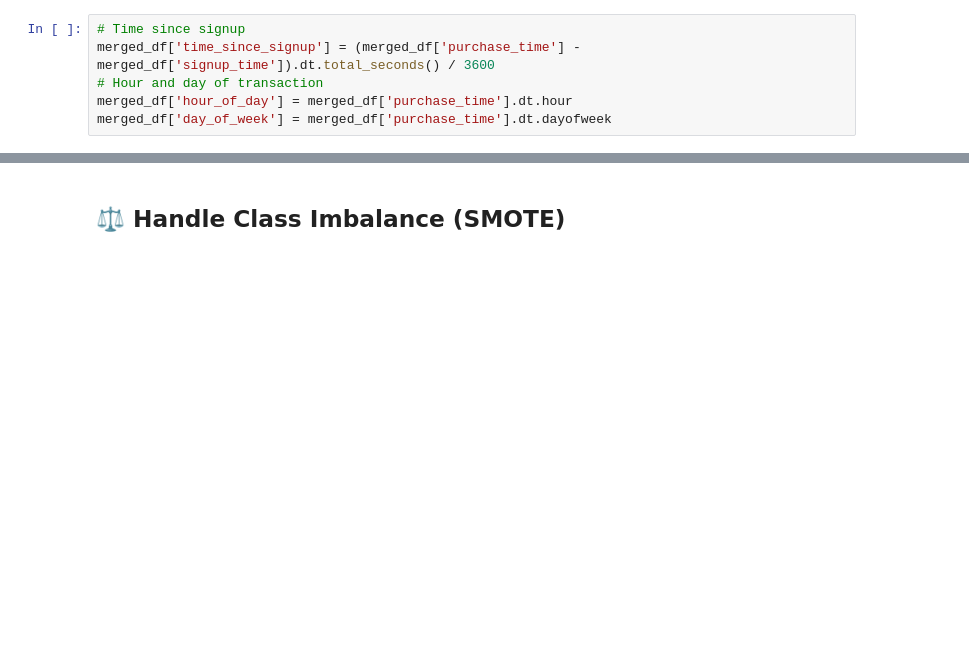
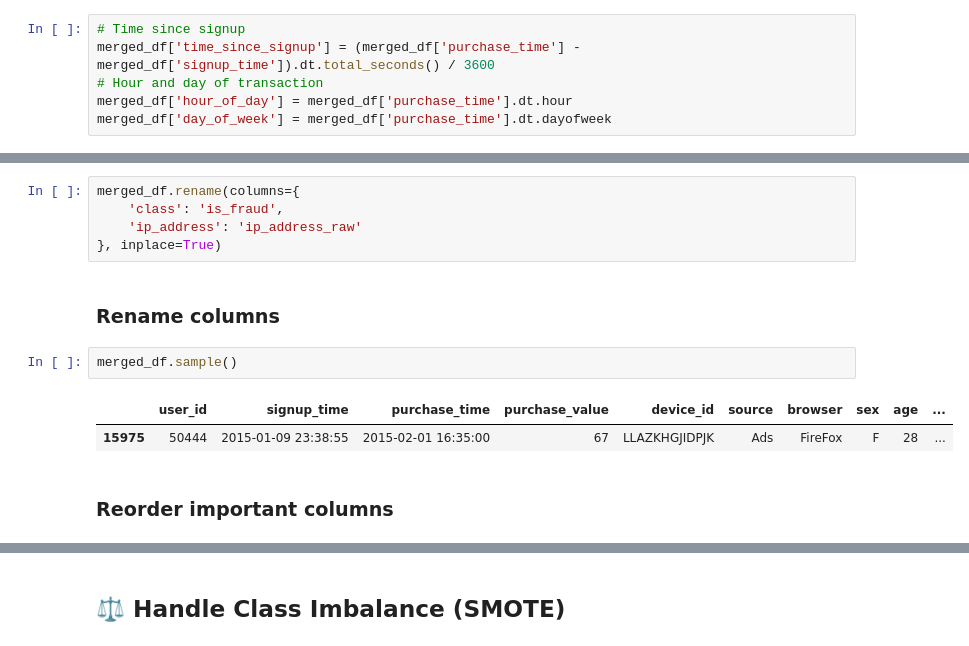
Before and after one commit to Teshager21/frauddetection-ecommerce-banking, a Jupyter notebook: notebooks/exploratory/01_preprocessing_and_EDA.ipynb, the cells around one changed output, grey strips where cells are left out. Saved outputs shown, nothing was run; the diff lists cells and outputs as text; blank space fills up the shorter version.

```diff
--- a/notebooks/exploratory/01_preprocessing_and_EDA.ipynb
+++ b/notebooks/exploratory/01_preprocessing_and_EDA.ipynb
@@ -181,0 +219,14 @@ merged_df.sample(5)
+# %%
+merged_df.rename(columns={
+    'class': 'is_fraud',
+    'ip_address': 'ip_address_raw'
+}, inplace=True)
+# %% [markdown]
+### Rename columns
+# %%
+merged_df.sample()
+# %% [output]
+|  | user_id | signup_time | purchase_time | purchase_value | device_id | source | browser | sex | age | ... |
+| 15975 | 50444 | 2015-01-09 23:38:55 | 2015-02-01 16:35:00 | 67 | LLAZKHGJIDPJK | Ads | FireFox | F | 28 | ... |
+# %% [markdown]
+### Reorder important columns
```
Also changed, not shown: parts of 22 cells of this notebook.
